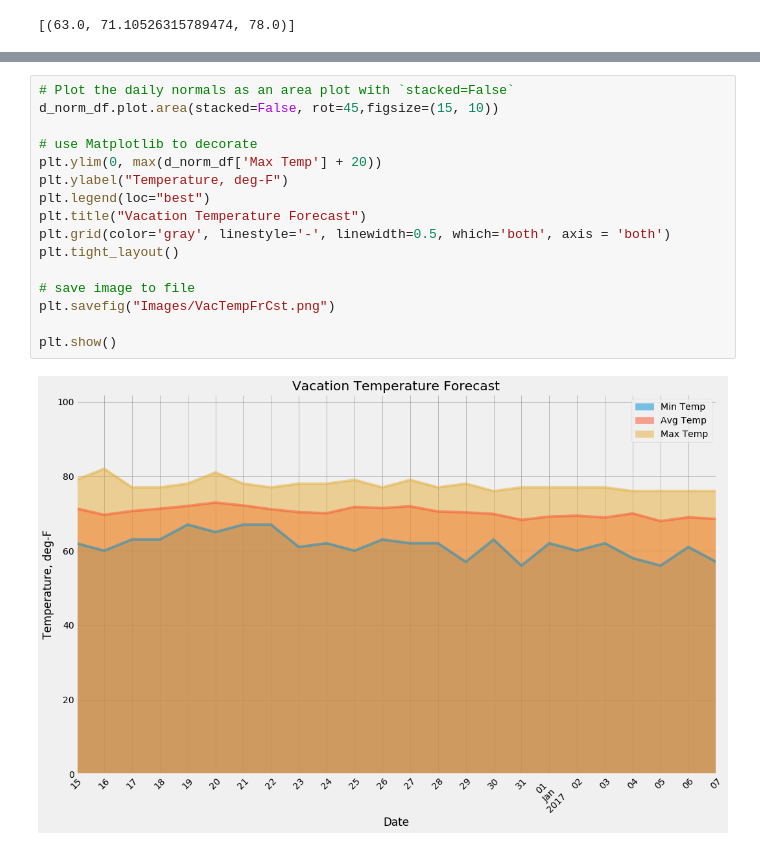
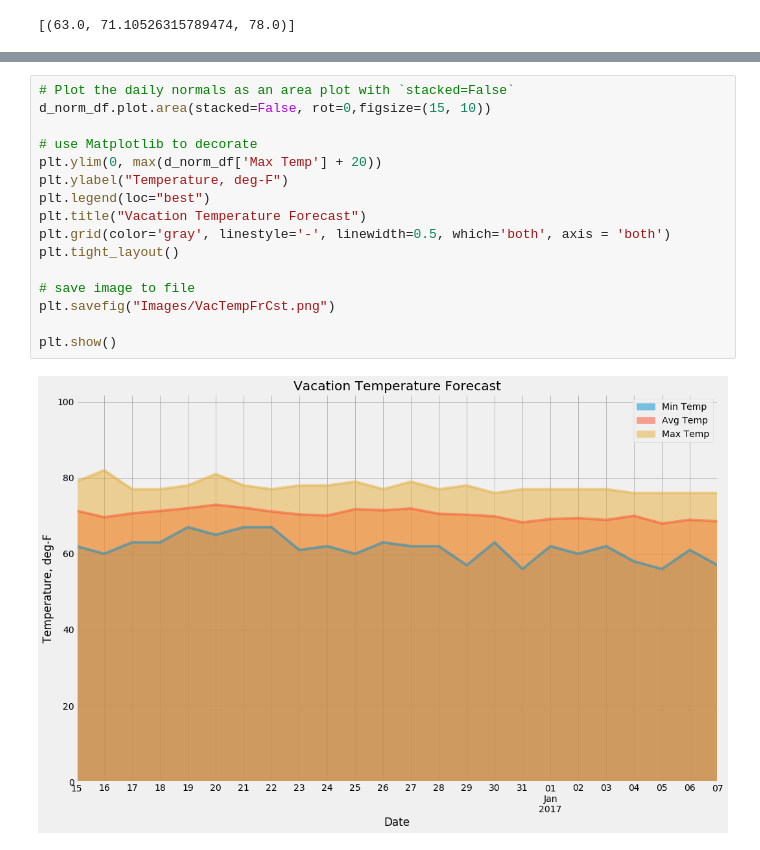
Before and after one commit to HenryNguyenLe/SQLAlchemy_Challenge, a Jupyter notebook: climate.ipynb, the cells around one changed output, grey strips where cells are left out. Drawn from its saved outputs; the diff is of its cells as text.

```diff
--- a/climate.ipynb
+++ b/climate.ipynb
@@ -484,19 +484,19 @@ d_norm_df
 | 2017-01-07 | 57.0 | 68.54 | 76.0 |
 # %%
 # Plot the daily normals as an area plot with `stacked=False`
-d_norm_df.plot.area(stacked=False, rot=45,figsize=(15, 10))
+d_norm_df.plot.area(stacked=False, rot=0,figsize=(15, 10))
 
 # use Matplotlib to decorate
 plt.ylim(0, max(d_norm_df['Max Temp'] + 20))
 plt.ylabel("Temperature, deg-F")
 plt.legend(loc="best")
 plt.title("Vacation Temperature Forecast")
 plt.grid(color='gray', linestyle='-', linewidth=0.5, which='both', axis = 'both')
 plt.tight_layout()
 
 # save image to file
 plt.savefig("Images/VacTempFrCst.png")
 
 plt.show()
 # %% [output]
-[figure, old version]
+[figure, new version]
```
Also changed, not shown: parts of 3 cells of this notebook, 2 other files.
